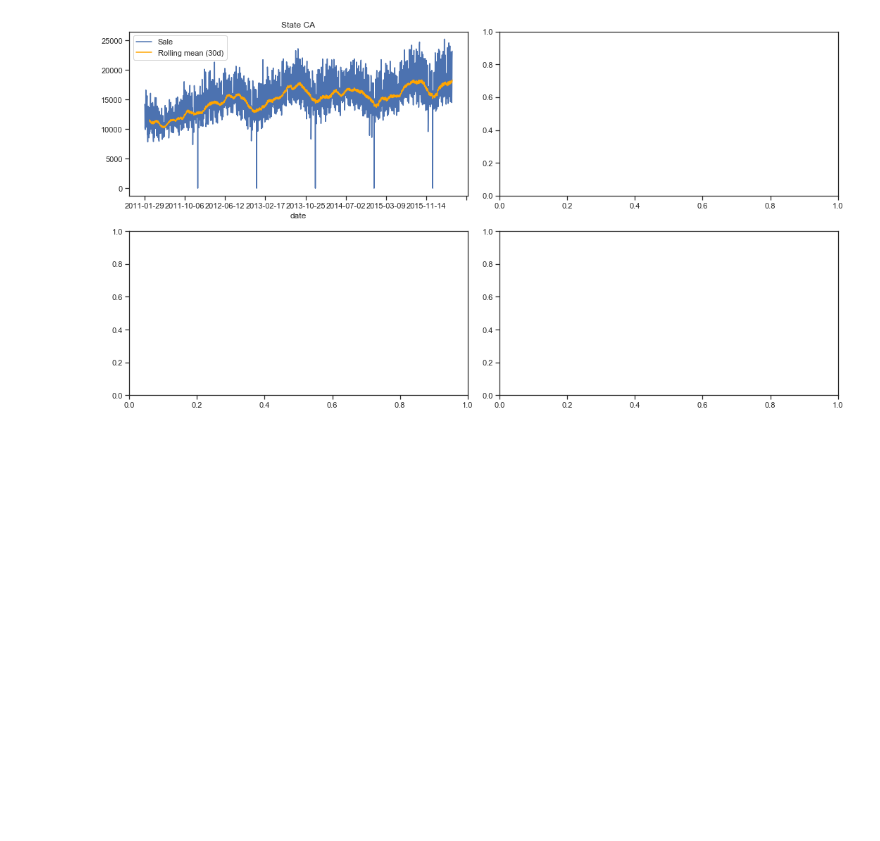
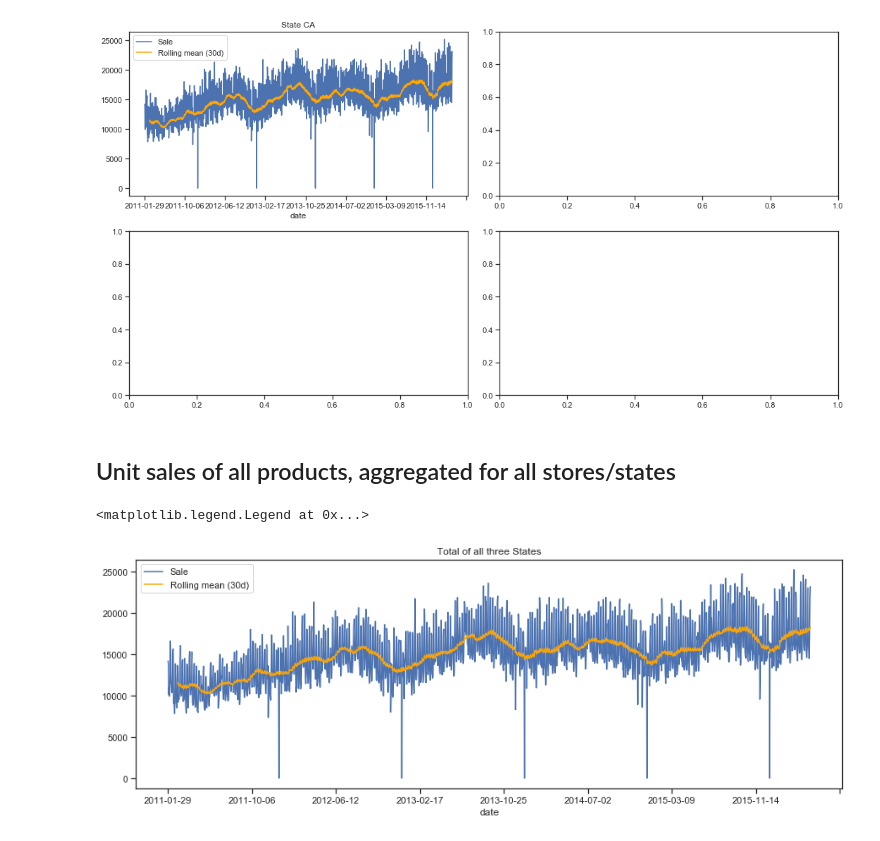
Before and after one commit to dominicdoerig/predicting-sales-data, a Jupyter notebook: m5_challenge/01_data_exploration.ipynb, the cells around one changed output. Saved outputs shown, nothing was run; the diff lists cells and outputs as text; code cells hidden in the pictures; blank space fills up the shorter version.

Commit message:
plot Unit sales of all products, aggregated for all stores/states added

```diff
--- a/m5_challenge/01_data_exploration.ipynb
+++ b/m5_challenge/01_data_exploration.ipynb
@@ -521,3 +521,18 @@ plt.tight_layout()
 plt.show()
 # %% [output]
 [figure]
+# %% [markdown]
+## Unit sales of all products, aggregated for all stores/states
+# %%
+
+df = df_sales
+df = transform_dataframe(df,df_calendar,df_prices)
+df = pd.pivot_table(df, values='sale', index=['date'], aggfunc=np.sum)
+df.reset_index(level=df.index.names, inplace=True)
+ax = df.plot(x='date', y='sale', style='-', title='Total of all three States', figsize=(15,5))
+roll_mean = df.rolling(30).mean()
+roll_mean.plot(ax=ax,color='orange', legend=False)
+ax.legend(['Sale','Rolling mean (30d)'])
+# %% [output]
+<matplotlib.legend.Legend at 0x...>
+[figure, added]
```
